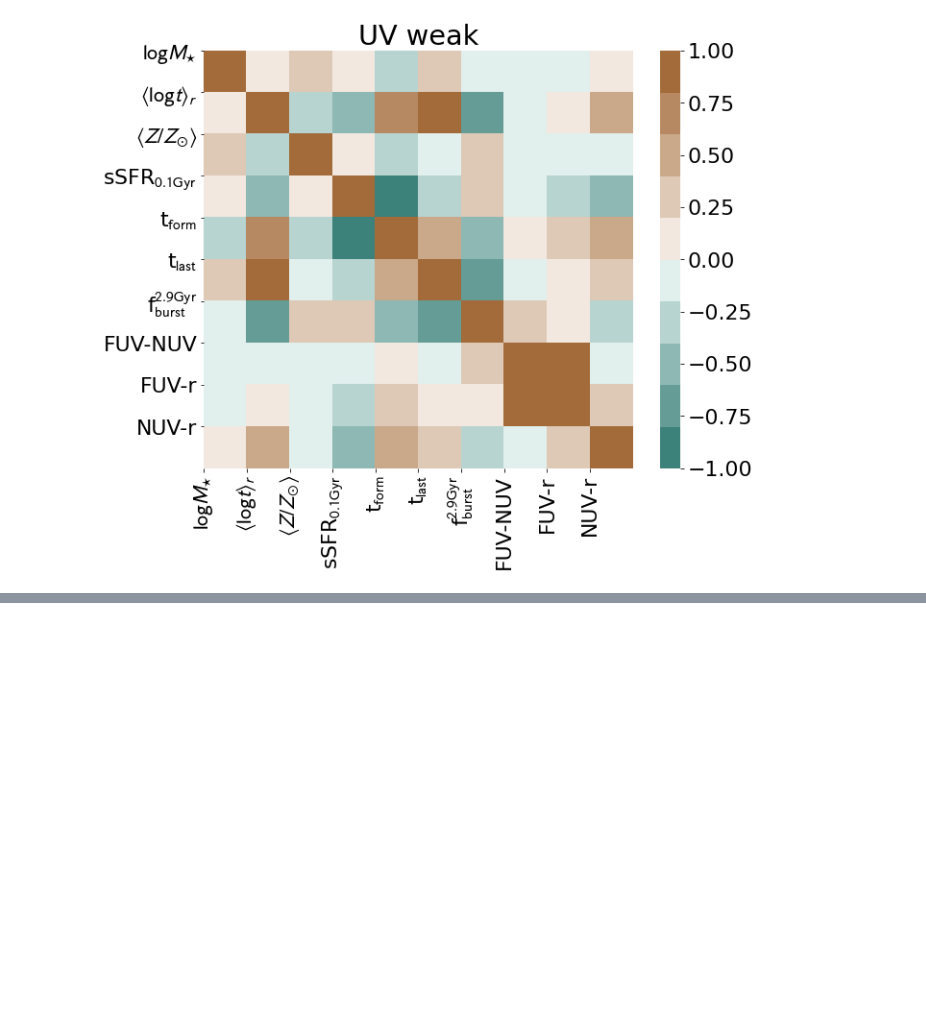
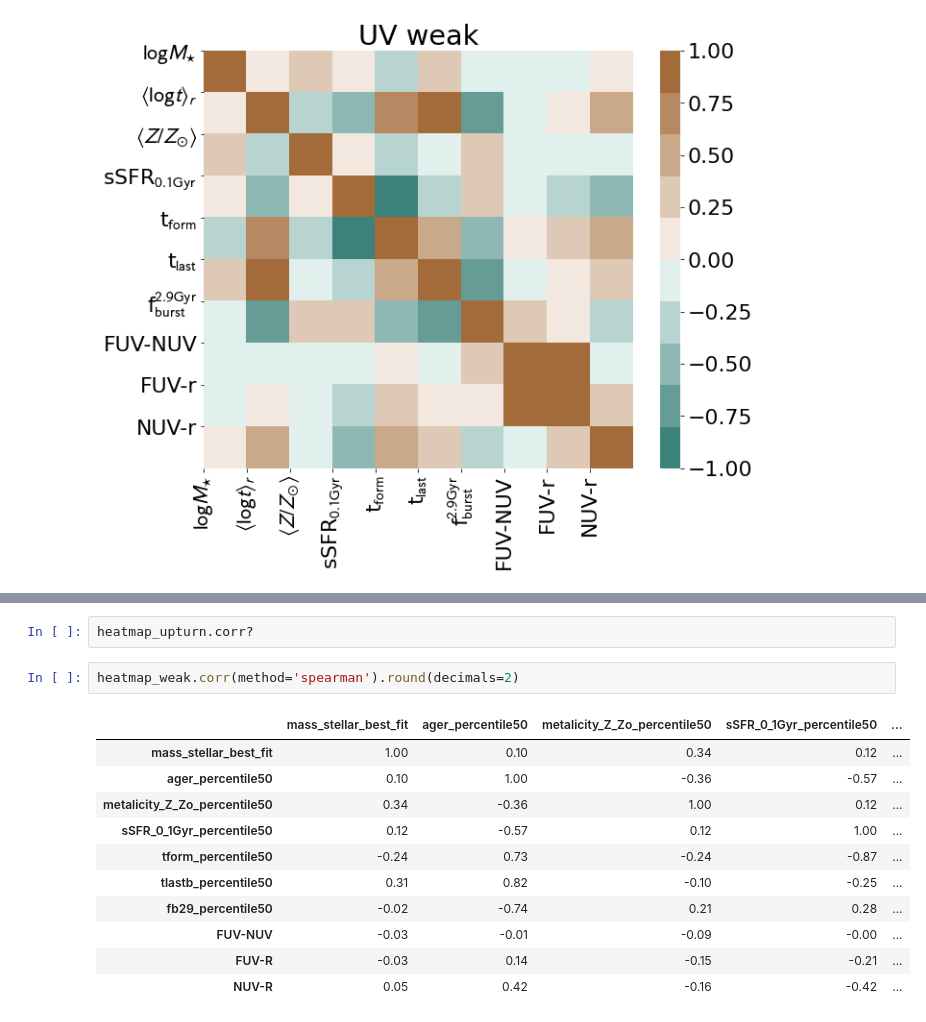
Before and after one commit to mdastro/UVupturn-RSGs, a Jupyter notebook: UV_PSM/PSM_StellarPopsAnalysis_MagPhys.ipynb, the cells around one changed output, grey strips where cells are left out. Drawn from its saved outputs; the diff is of its cells as text; blank space fills up the shorter version.

```diff
--- a/UV_PSM/PSM_StellarPopsAnalysis_MagPhys.ipynb
+++ b/UV_PSM/PSM_StellarPopsAnalysis_MagPhys.ipynb
@@ -556,0 +571,16 @@ plt.show()
+# %%
+heatmap_upturn.corr?
+# %%
+heatmap_weak.corr(method='spearman').round(decimals=2)
+# %% [output]
+|  | mass_stellar_best_fit | ager_percentile50 | metalicity_Z_Zo_percentile50 | sSFR_0_1Gyr_percentile50 | ... |
+| mass_stellar_best_fit | 1.00 | 0.10 | 0.34 | 0.12 | ... |
+| ager_percentile50 | 0.10 | 1.00 | -0.36 | -0.57 | ... |
+| metalicity_Z_Zo_percentile50 | 0.34 | -0.36 | 1.00 | 0.12 | ... |
+| sSFR_0_1Gyr_percentile50 | 0.12 | -0.57 | 0.12 | 1.00 | ... |
+| tform_percentile50 | -0.24 | 0.73 | -0.24 | -0.87 | ... |
+| tlastb_percentile50 | 0.31 | 0.82 | -0.10 | -0.25 | ... |
+| fb29_percentile50 | -0.02 | -0.74 | 0.21 | 0.28 | ... |
+| FUV-NUV | -0.03 | -0.01 | -0.09 | -0.00 | ... |
+| FUV-R | -0.03 | 0.14 | -0.15 | -0.21 | ... |
+| NUV-R | 0.05 | 0.42 | -0.16 | -0.42 | ... |
```
Also changed, not shown: parts of 3 cells of this notebook.
